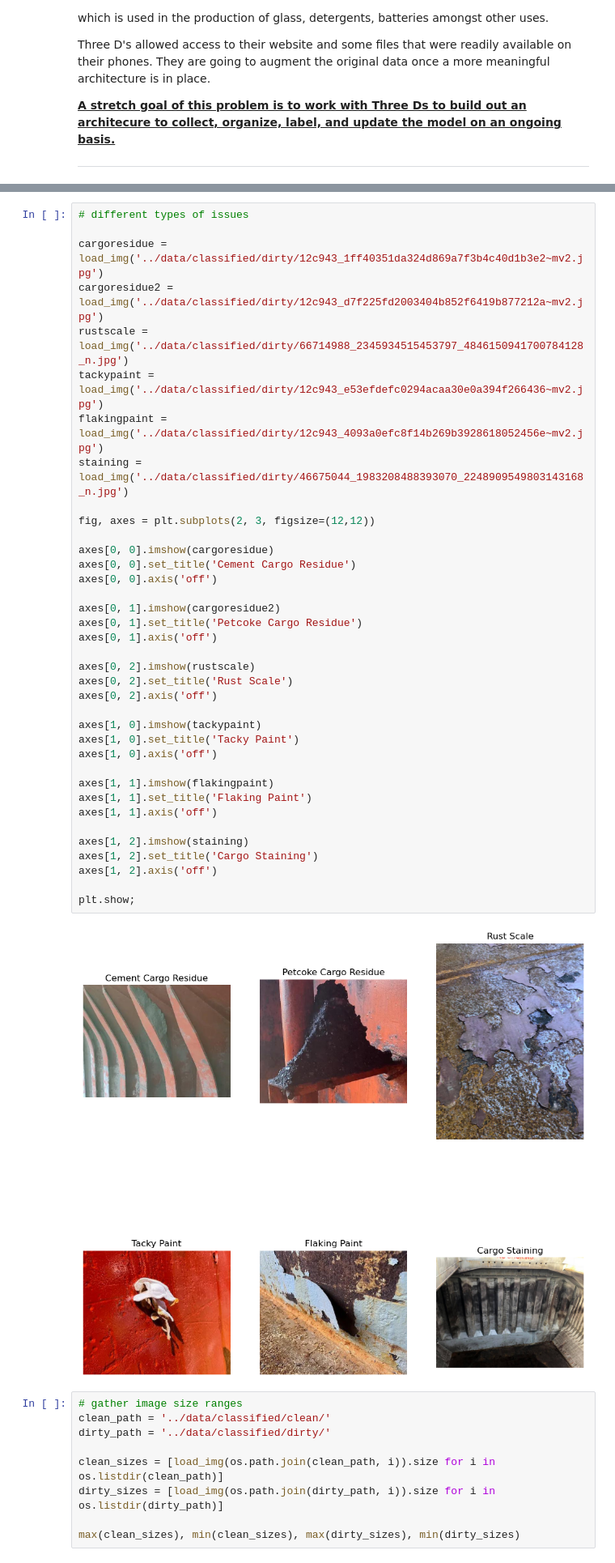
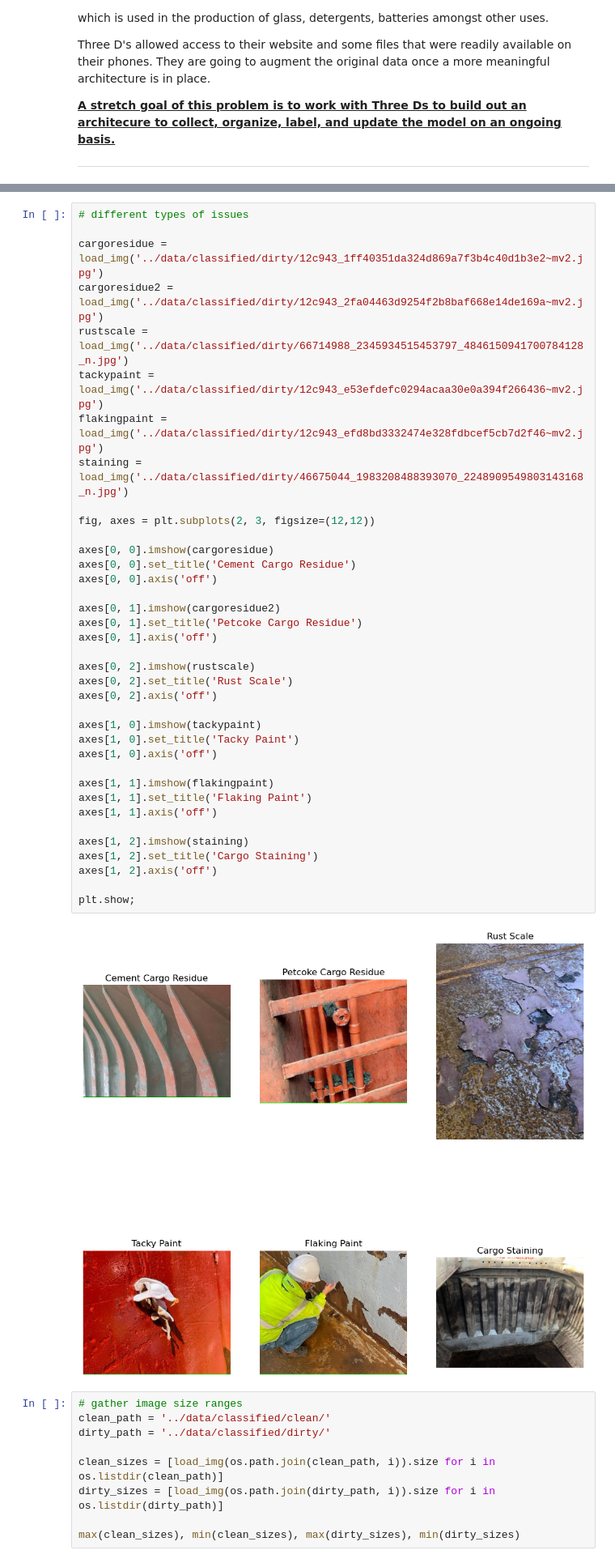
Before and after one commit to oshepad/cargo-holds-image-classification, a Jupyter notebook: code/01_Data.ipynb, the cells around one changed output, grey strips where cells are left out. Shown at 81% size. Drawn from its saved outputs; the diff is of its cells as text.

```diff
--- a/code/01_Data.ipynb
+++ b/code/01_Data.ipynb
@@ -144,41 +222,41 @@ plt.show;
 # different types of issues
 
 cargoresidue = load_img('../data/classified/dirty/12c943_1ff40351da324d869a7f3b4c40d1b3e2~mv2.jpg')
-cargoresidue2 = load_img('../data/classified/dirty/12c943_d7f225fd2003404b852f6419b877212a~mv2.jpg')
+cargoresidue2 = load_img('../data/classified/dirty/12c943_2fa04463d9254f2b8baf668e14de169a~mv2.jpg')
 rustscale = load_img('../data/classified/dirty/66714988_2345934515453797_4846150941700784128_n.jpg')
 tackypaint = load_img('../data/classified/dirty/12c943_e53efdefc0294acaa30e0a394f266436~mv2.jpg')
-flakingpaint = load_img('../data/classified/dirty/12c943_4093a0efc8f14b269b3928618052456e~mv2.jpg')
+flakingpaint = load_img('../data/classified/dirty/12c943_efd8bd3332474e328fdbcef5cb7d2f46~mv2.jpg')
 staining = load_img('../data/classified/dirty/46675044_1983208488393070_2248909549803143168_n.jpg')
 
 fig, axes = plt.subplots(2, 3, figsize=(12,12))
 
 axes[0, 0].imshow(cargoresidue)
 axes[0, 0].set_title('Cement Cargo Residue')
 axes[0, 0].axis('off')
 
 axes[0, 1].imshow(cargoresidue2)
 axes[0, 1].set_title('Petcoke Cargo Residue')
 axes[0, 1].axis('off')
 
 axes[0, 2].imshow(rustscale)
 axes[0, 2].set_title('Rust Scale')
 axes[0, 2].axis('off')
 
 axes[1, 0].imshow(tackypaint)
 axes[1, 0].set_title('Tacky Paint')
 axes[1, 0].axis('off')
 
 axes[1, 1].imshow(flakingpaint)
 axes[1, 1].set_title('Flaking Paint')
 axes[1, 1].axis('off')
 
 axes[1, 2].imshow(staining)
 axes[1, 2].set_title('Cargo Staining')
 axes[1, 2].axis('off')
 
 plt.show;
 # %% [output]
-[figure, old version]
+[figure, new version]
 # %%
 # gather image size ranges
 clean_path = '../data/classified/clean/'
```
Also changed, not shown: parts of 35 cells of this notebook, 3 other files.
